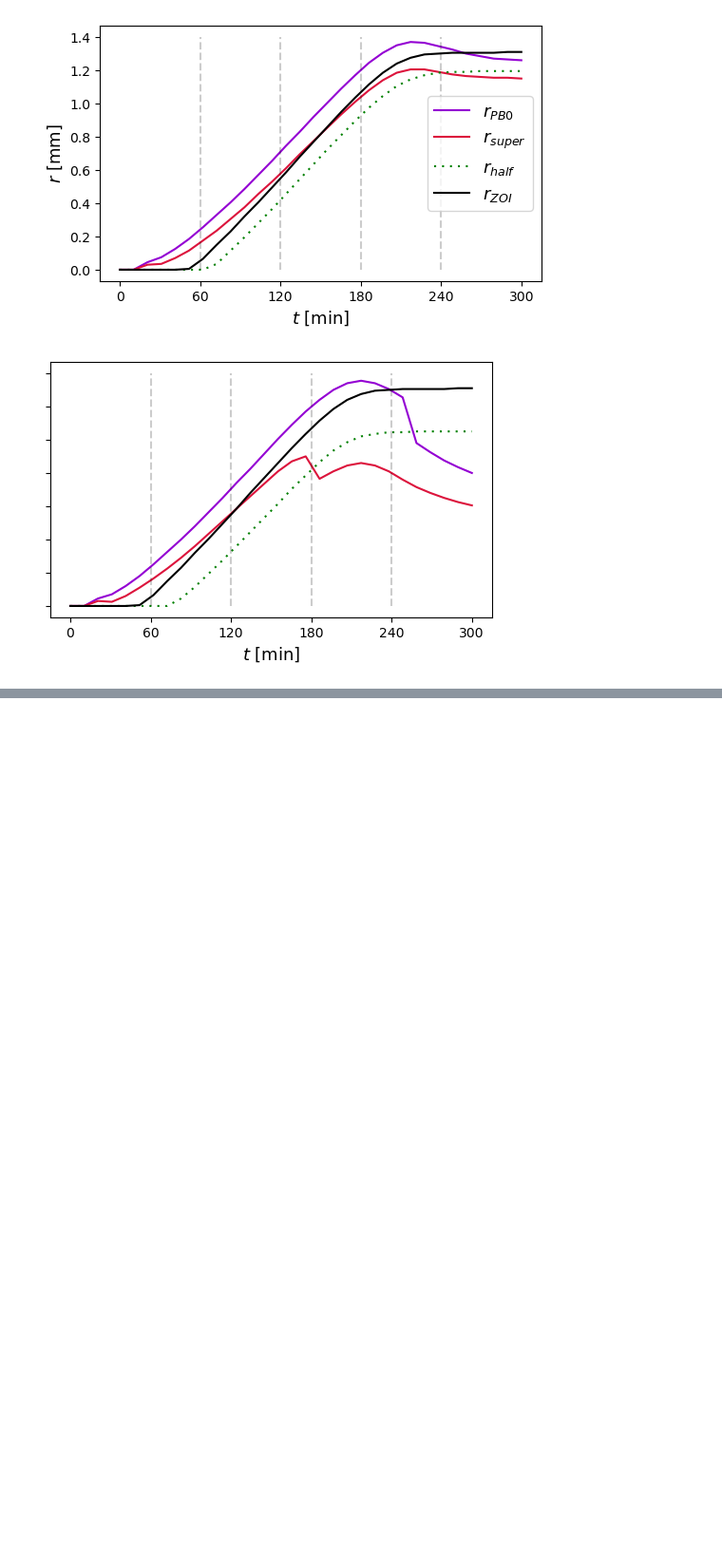
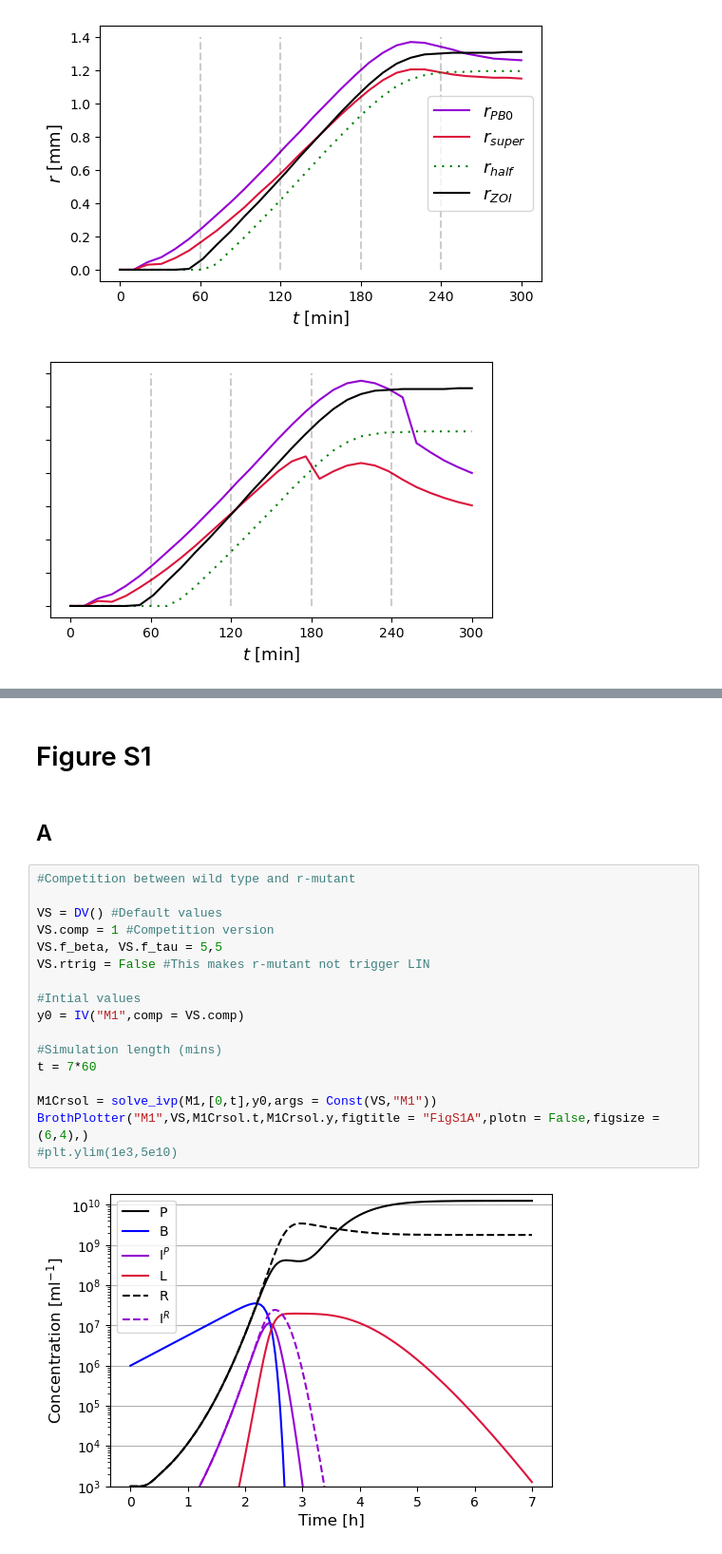
Before and after one commit to UlrikHvid/Competitive-advantages-of-T-even-phage-lysis-inhibition-in-response-to-secondary-infection, a Jupyter notebook: Figs_2-4+S1.ipynb, the cells around one changed output, grey strips where cells are left out. Shown at 95% size. Drawn from its saved outputs; the diff is of its cells as text; blank space fills up the shorter version.

```diff
--- a/Figs_2-4+S1.ipynb
+++ b/Figs_2-4+S1.ipynb
@@ -352,0 +294,23 @@ plt.show()
+# %% [markdown]
+# Figure S1
+# %% [markdown]
+## A
+# %%
+#Competition between wild type and r-mutant
+
+VS = DV() #Default values
+VS.comp = 1 #Competition version
+VS.f_beta, VS.f_tau = 5,5
+VS.rtrig = False #This makes r-mutant not trigger LIN
+
+#Intial values
+y0 = IV("M1",comp = VS.comp)
+
+#Simulation length (mins)
+t = 7*60
+
+M1Crsol = solve_ivp(M1,[0,t],y0,args = Const(VS,"M1"))
+BrothPlotter("M1",VS,M1Crsol.t,M1Crsol.y,figtitle = "FigS1A",plotn = False,figsize = (6,4),)
+#plt.ylim(1e3,5e10)
+# %% [output]
+[figure, added]
```
Also changed, not shown: parts of 10 cells of this notebook.
